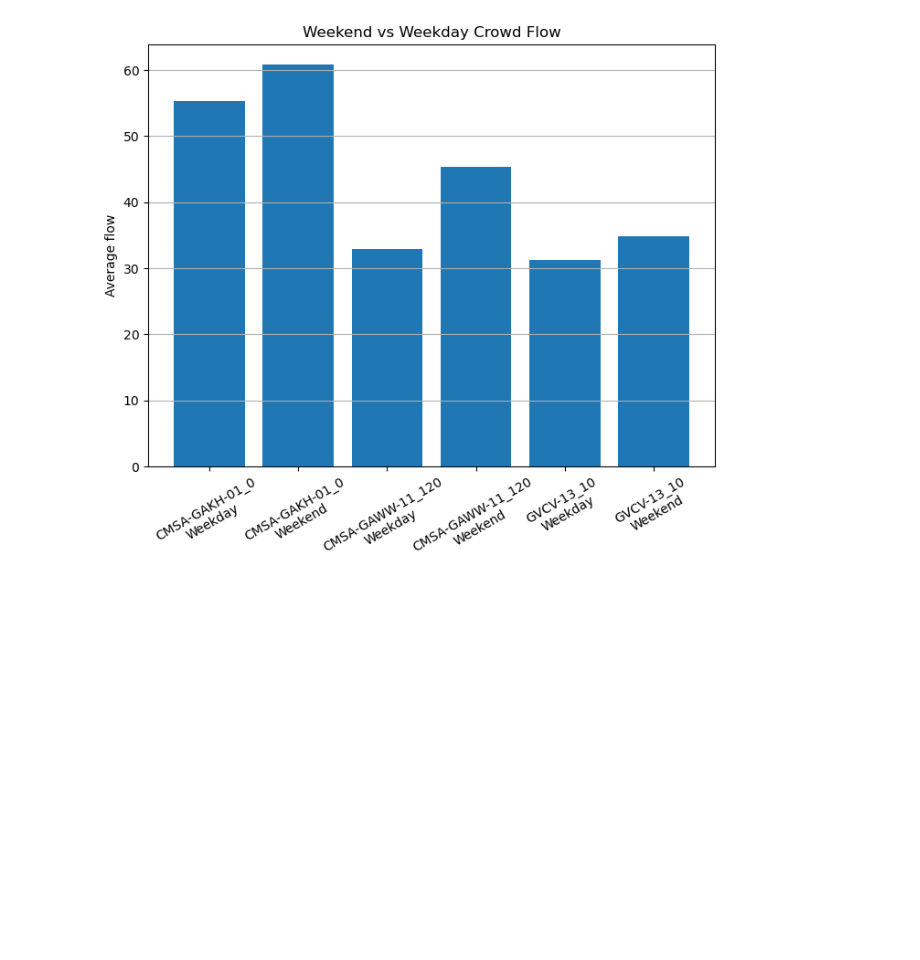
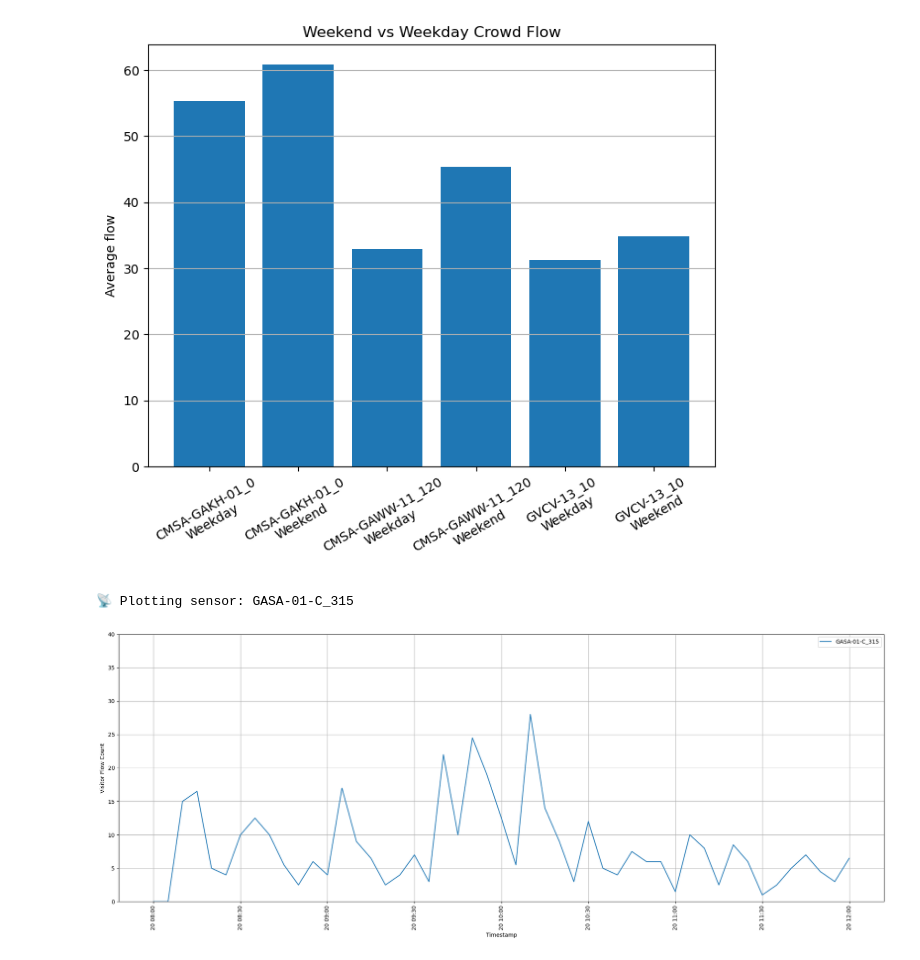
Before and after one commit to jipposteenstra/group22, a Jupyter notebook: project_template.ipynb, the cells around one changed output. Drawn from its saved outputs; the diff is of its cells as text; code cells hidden in the pictures; blank space fills up the shorter version.

Commit message:
Random sensor graph over 3 hours

```diff
--- a/project_template.ipynb
+++ b/project_template.ipynb
@@ -119,3 +121,40 @@ plt.show()
 [figure]
 [figure]
 [figure]
+# %%
+sensor_columns = [c for c in df_flow.columns
+                  if c not in ["timestamp","hour","minute","day","month","weekday","is_weekend"]]
+random_sensor = np.random.choice(sensor_columns)
+print(f"📡 Plotting sensor: {random_sensor}")
+
+df_flow["timestamp"] = pd.to_datetime(df_flow["timestamp"])
+df_flow = df_flow.sort_values("timestamp")
+
+series = (
+    df_flow.set_index("timestamp")[random_sensor]
+           .resample("5T").mean()
+)
+
+day0 = series.index.normalize()[0]
+start = day0 + pd.Timedelta(hours=8)
+end   = day0 + pd.Timedelta(hours=12)
+window = series.loc[start:end]
+
+full_index = pd.date_range(start=start, end=end, freq="5T")
+
+plt.figure(figsize=(20, 8))
+plt.plot(window.index, window.values, label=random_sensor, linewidth=1.5)
+plt.xlabel("Timestamp")
+plt.ylabel("Visitor Flow Count")
+plt.xticks(rotation=90)
+
+ymax = 20 * int(np.ceil((np.nanmax(window.values) if np.isfinite(np.nanmax(window.values)) else 0) / 20.0))
+plt.ylim(0, max(20, ymax))
+
+plt.grid(True)
+plt.legend(loc="upper right")
+plt.tight_layout()
+plt.show()
+# %% [output]
+📡 Plotting sensor: GASA-01-C_315
+[figure, added]
```
Also changed, not shown: parts of 2 cells of this notebook.
